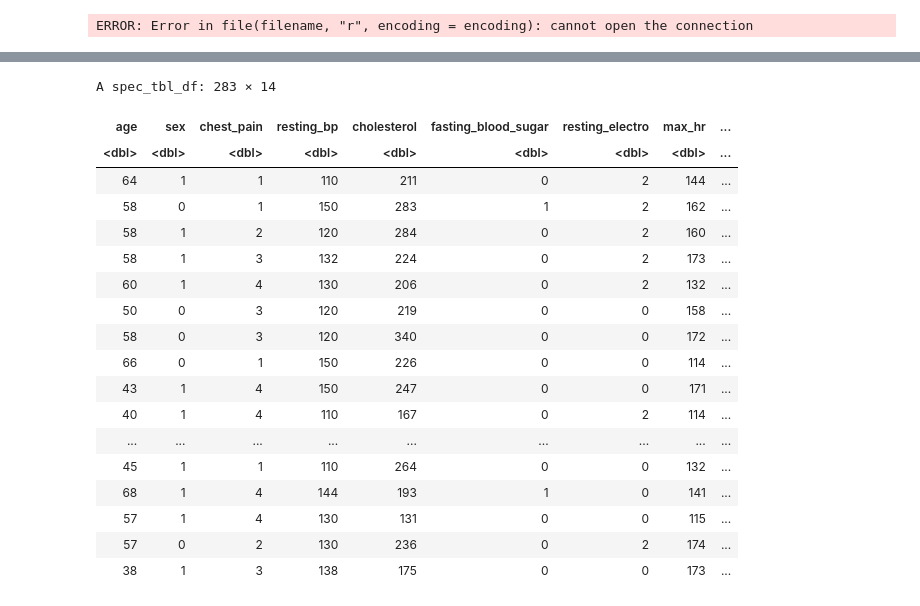
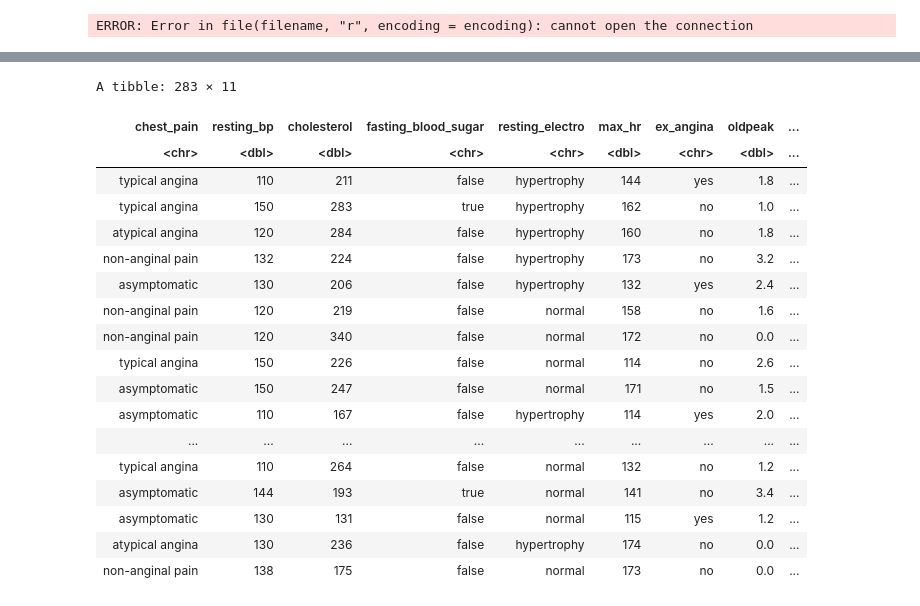
Before and after one commit to zohairomar1/HeartDiseasePredictionModel, a Jupyter notebook: group_proposal_19.ipynb, the cells around one changed output, grey strips where cells are left out. Drawn from its saved outputs; the diff is of its cells as text; code cells hidden in the pictures.

Commit message:
Mutated columns
Mutated columns so that the values reflect equivalent names

```diff
--- a/group_proposal_19.ipynb
+++ b/group_proposal_19.ipynb
@@ -58,0 +29,3 @@ A spec_tbl_df: 283 × 14
+# %%
+heart_disease_data <- read_delim("cleveland_data", col_names = FALSE, skip=20, delim= ",")
+heart_disease_data
@@ -59,23 +60,32 @@ A spec_tbl_df: 283 × 14
 # %%
 names(heart_disease_data) <- c("age", "sex", "chest_pain", "resting_bp", "cholesterol", "fasting_blood_sugar", "resting_electro", "max_hr", "ex_angina", "oldpeak", "slope", "ca", "thal", "num")
+heart_disease_data <- heart_disease_data |>
+mutate(sex = case_when(sex == 1 ~ "male" , sex == 0 ~ "female"))|>
+mutate(chest_pain = case_when(chest_pain == 1 ~ "typical angina", chest_pain == 2 ~ "atypical angina", chest_pain == 3 ~ "non-anginal pain", chest_pain == 4 ~ "asymptomatic"))|>
+mutate(fasting_blood_sugar = case_when(fasting_blood_sugar == 1 ~ "true" , fasting_blood_sugar == 0 ~ "false"))|>
+mutate(resting_electro = case_when(resting_electro == 0 ~ "normal", resting_electro == 1 ~ "abnormal", resting_electro == 2 ~ "hypertrophy"))|>
+mutate(ex_angina = case_when(ex_angina == 1 ~ "yes" , ex_angina == 0 ~ "no"))|>
+mutate(slope = case_when(slope == 1 ~ "upsloping", slope == 2 ~ "flat", slope == 3 ~ "downsloping"))|>
+mutate(thal = case_when(thal == "3.0" ~ "normal", thal == "6.0" ~ "fixed defect", thal == "7.0" ~ "reversable defect")) |>
+select(chest_pain:thal)
 heart_disease_data
 # %% [output]
-A spec_tbl_df: 283 × 14
+A tibble: 283 × 11
-| age | sex | chest_pain | resting_bp | cholesterol | fasting_blood_sugar | resting_electro | max_hr | ... |
-| <dbl> | <dbl> | <dbl> | <dbl> | <dbl> | <dbl> | <dbl> | <dbl> | ... |
-| 64 | 1 | 1 | 110 | 211 | 0 | 2 | 144 | ... |
-| 58 | 0 | 1 | 150 | 283 | 1 | 2 | 162 | ... |
-| 58 | 1 | 2 | 120 | 284 | 0 | 2 | 160 | ... |
-| 58 | 1 | 3 | 132 | 224 | 0 | 2 | 173 | ... |
-| 60 | 1 | 4 | 130 | 206 | 0 | 2 | 132 | ... |
-| 50 | 0 | 3 | 120 | 219 | 0 | 0 | 158 | ... |
-| 58 | 0 | 3 | 120 | 340 | 0 | 0 | 172 | ... |
-| 66 | 0 | 1 | 150 | 226 | 0 | 0 | 114 | ... |
-| 43 | 1 | 4 | 150 | 247 | 0 | 0 | 171 | ... |
-| 40 | 1 | 4 | 110 | 167 | 0 | 2 | 114 | ... |
+| chest_pain | resting_bp | cholesterol | fasting_blood_sugar | resting_electro | max_hr | ex_angina | oldpeak | ... |
+| <chr> | <dbl> | <dbl> | <chr> | <chr> | <dbl> | <chr> | <dbl> | ... |
+| typical angina | 110 | 211 | false | hypertrophy | 144 | yes | 1.8 | ... |
+| typical angina | 150 | 283 | true | hypertrophy | 162 | no | 1.0 | ... |
+| atypical angina | 120 | 284 | false | hypertrophy | 160 | no | 1.8 | ... |
+| non-anginal pain | 132 | 224 | false | hypertrophy | 173 | no | 3.2 | ... |
+| asymptomatic | 130 | 206 | false | hypertrophy | 132 | yes | 2.4 | ... |
+| non-anginal pain | 120 | 219 | false | normal | 158 | no | 1.6 | ... |
+| non-anginal pain | 120 | 340 | false | normal | 172 | no | 0.0 | ... |
+| typical angina | 150 | 226 | false | normal | 114 | no | 2.6 | ... |
+| asymptomatic | 150 | 247 | false | normal | 171 | no | 1.5 | ... |
+| asymptomatic | 110 | 167 | false | hypertrophy | 114 | yes | 2.0 | ... |
 | ... | ... | ... | ... | ... | ... | ... | ... | ... |
-| 45 | 1 | 1 | 110 | 264 | 0 | 0 | 132 | ... |
-| 68 | 1 | 4 | 144 | 193 | 1 | 0 | 141 | ... |
-| 57 | 1 | 4 | 130 | 131 | 0 | 0 | 115 | ... |
-| 57 | 0 | 2 | 130 | 236 | 0 | 2 | 174 | ... |
-| 38 | 1 | 3 | 138 | 175 | 0 | 0 | 173 | ... |
+| typical angina | 110 | 264 | false | normal | 132 | no | 1.2 | ... |
+| asymptomatic | 144 | 193 | true | normal | 141 | no | 3.4 | ... |
+| asymptomatic | 130 | 131 | false | normal | 115 | yes | 1.2 | ... |
+| atypical angina | 130 | 236 | false | hypertrophy | 174 | no | 0.0 | ... |
+| non-anginal pain | 138 | 175 | false | normal | 173 | no | 0.0 | ... |
```
Also changed, not shown: parts of 2 cells of this notebook.
